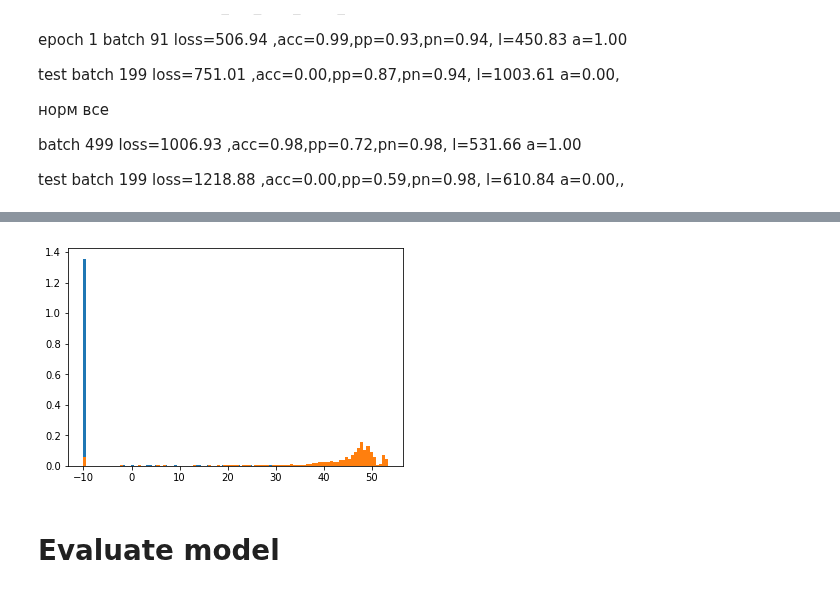
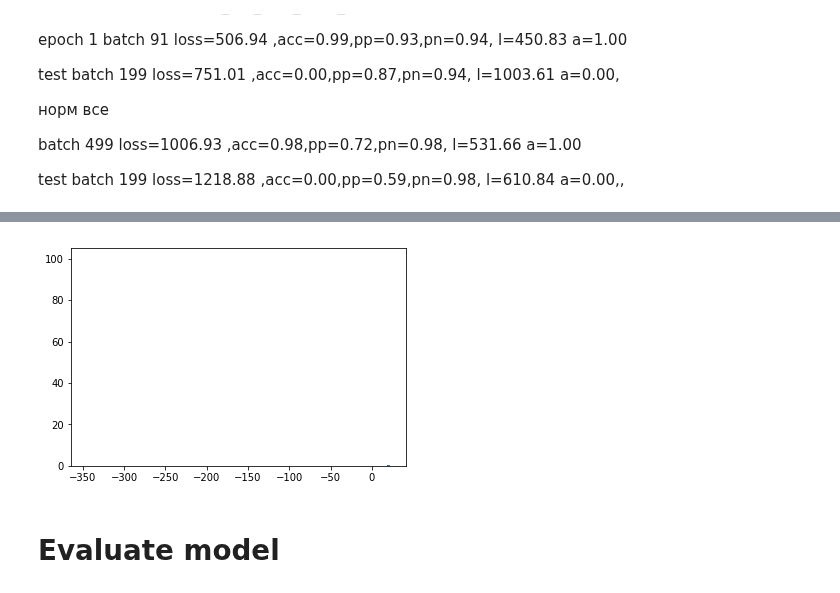
Before and after one commit to nvvaulin/gmm_segmentation, a Jupyter notebook: GMM_SEG.ipynb, the cells around one changed output, grey strips where cells are left out. Drawn from its saved outputs; the diff is of its cells as text; code cells hidden in the pictures.

```diff
--- a/GMM_SEG.ipynb
+++ b/GMM_SEG.ipynb
@@ -22,7 +22,7 @@ cfg.NAME = 'baseline%i'%(cfg.ndim)#'conv_net_no_bn_ndim12010'#
 # %%
 from loader import TieLoader,data_generator
-train_loader = TieLoader('train_ties1',0.1,0.2,t_size=32,mask_size=cfg.OUT_SIZE,sample_size=cfg.TILE_SIZE)
-test_loader = TieLoader('test_ties',0.1,0.2,t_size=32,mask_size=cfg.OUT_SIZE,sample_size=cfg.TILE_SIZE)
+train_loader = TieLoader('train_ties1',0.2,0.3,t_size=32,mask_size=cfg.OUT_SIZE,sample_size=cfg.TILE_SIZE)
+test_loader = TieLoader('test_ties',0.2,0.3,t_size=32,mask_size=cfg.OUT_SIZE,sample_size=cfg.TILE_SIZE)
 # %%
 from dataset_tools import draw
 
@@ -87,22 +87,23 @@ def FCN(data,ndim=cfg.ndim,verbose=True,model_name=''):
     res = L.Conv2DLayer(res,filter_size=(3,3),num_filters=12,
                         nonlinearity=rectify,pad='same',
                         name='conv2')
-    res = L.Conv2DLayer(res,filter_size=(3,3),num_filters=ndim-3,
-                        nonlinearity=tanh,pad='same',
+    res = L.Conv2DLayer(res,filter_size=(3,3),num_filters=ndim,
+                        nonlinearity=None,pad='same',
                         name='conv3')
     add_params = []
     if(model_name != ''):
         add_params =  load_weights(res,model_name,1)
+
     print get_network_str(res,incomings=True,outgoings=True)
     sym = lasagne.layers.get_output(res)
     sym = T.transpose(sym,(0,2,3,1))
 
-    data = T.transpose(data,(0,2,3,1))/256.
+    #data = T.transpose(data,(0,2,3,1))/256.
     sym = sym/(T.sqrt(T.square(sym).sum(-1)+1e-8)[:,:,:,None])
-    sym = T.concatenate([sym,data],-1)
-    sym = T.dot(sym,feature_matrix/(T.sqrt((T.sum(T.square(feature_matrix),0)+1e-5))[None,:]))
+    #sym = T.concatenate([sym,data],-1)
+    #sym = T.dot(sym,feature_matrix/(T.sqrt((T.sum(T.square(feature_matrix),0)+1e-5))[None,:]))
     params = lasagne.layers.get_all_params(res, trainable=True)
-    params.append(feature_matrix)
+    #params.append(feature_matrix)
     l2_loss = 1e-4 * regularize_network_params(res, l2)
     return res,sym,params,l2_loss,add_params
 
@@ -114,7 +115,7 @@ def soft_predict_sym(features,means,covars,weights):
 # %%
 data = T.tensor4(name='data')
 label = T.tensor3(name='label')
-net,X,params,l2_loss,add_params = baseline(data)#FCN(data,ndim=cfg.ndim,model_name='models/'+cfg.NAME+'005')#models/conv2_net_no_bn_ndim6010')#'models/conv1_net_no_bn_ndim12000')
+net,X,params,l2_loss,add_params = FCN(data,ndim=cfg.ndim,model_name='')#models/conv2_net_no_bn_ndim6010')#'models/conv1_net_no_bn_ndim12000')
 def get_output(X,t=cfg.TILE_SIZE,o=cfg.OUT_SIZE):
     return X[:,(t-o)//2:(t+o)//2,(t-o)//2:(t+o)//2,:]
 
@@ -149,7 +153,7 @@ def make_train_fn(net,X,params,l2_loss,model_name=''):
             p_n_weight*(T.mean(T.clip(p_n,-40,100)))
     prediction = T.nnet.sigmoid(T.concatenate([p_p,p_n],axis=0))
     Y = T.concatenate([T.ones_like(p_p),T.zeros_like(p_n)],axis=0)
-    G_lr = theano.shared(np.array(1e-8, dtype=theano.config.floatX))
+    G_lr = theano.shared(np.array(1e-3, dtype=theano.config.floatX))
     updates = lasagne.updates.adam(loss,params,G_lr)
     train_fn = theano.function([data, label], [loss,X,Y,prediction,m,c,w],\
                                allow_input_downcast=True, updates=updates)
@@ -277,9 +283,9 @@ plt.show()
 # %%
-plt.hist(np.clip(p,-10,100),100,normed=True)
-plt.hist(np.clip(n,-10,100),100,normed=True)
+plt.hist(p,100,normed=True)
+plt.hist(n,100,normed=True)
 plt.show()
 # %% [output]
-[figure, old version]
+[figure, new version]
 # %% [markdown]
 # Evaluate model
 # %%
```
Also changed, not shown: parts of 6 cells of this notebook, 3 other files.
